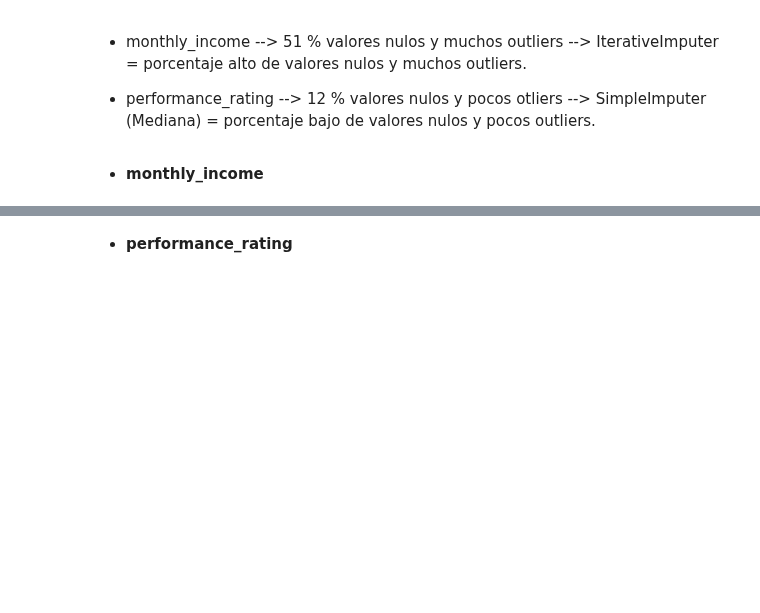
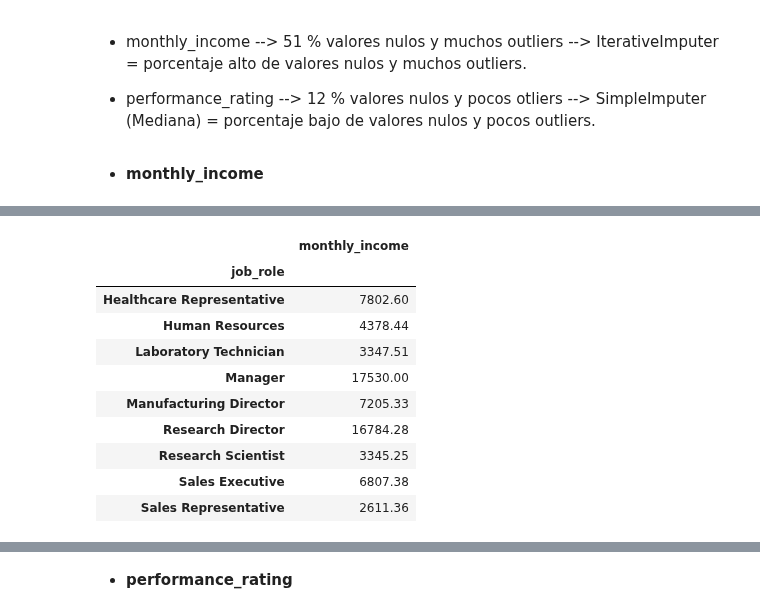
Before and after one commit to Paulamc1695/proyecto_da_promo_J_modulo_3, a Jupyter notebook: Fase_2_Transformacion_Datos.ipynb, the cells around one changed output, grey strips where cells are left out. Saved outputs shown, nothing was run; the diff lists cells and outputs as text; code cells hidden in the pictures; blank space fills up the shorter version.

```diff
--- a/Fase_2_Transformacion_Datos.ipynb
+++ b/Fase_2_Transformacion_Datos.ipynb
@@ -843,0 +880,15 @@ df_prueba["monthly_income"] = monthly_income_limpio
+# %%
+salario_rol=pd.DataFrame(df_prueba1.groupby("job_role")["monthly_income"].mean().round(2))
+salario_rol
+# %% [output]
+|  | monthly_income |
+| job_role |  |
+| Healthcare Representative | 7802.60 |
+| Human Resources | 4378.44 |
+| Laboratory Technician | 3347.51 |
+| Manager | 17530.00 |
+| Manufacturing Director | 7205.33 |
+| Research Director | 16784.28 |
+| Research Scientist | 3345.25 |
+| Sales Executive | 6807.38 |
+| Sales Representative | 2611.36 |
```
Also changed, not shown: parts of 51 cells of this notebook, 7 other files.
